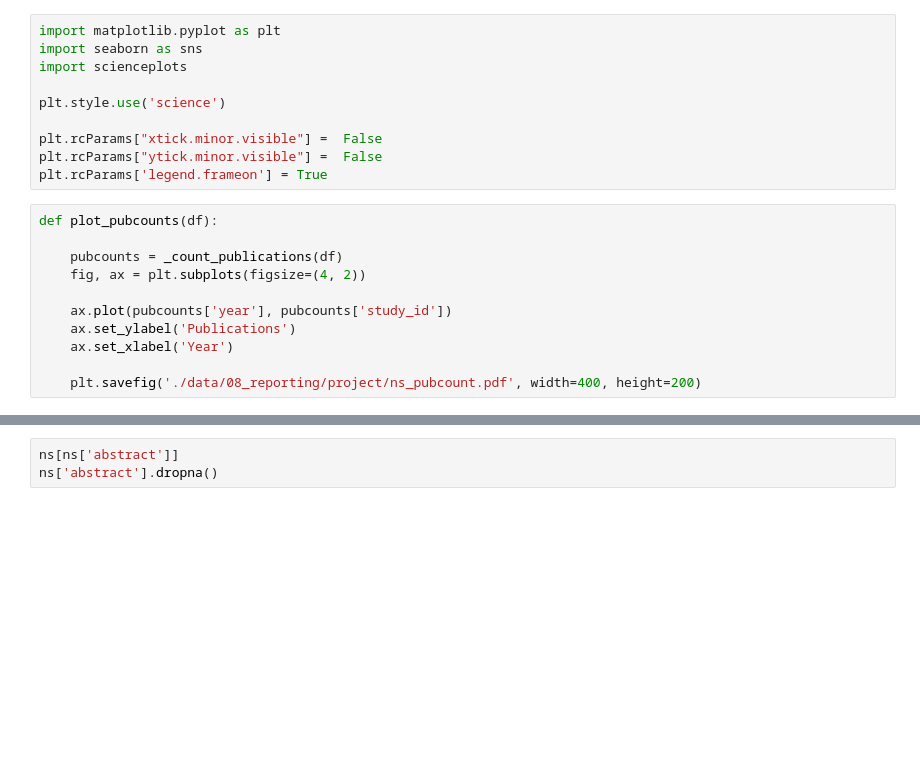
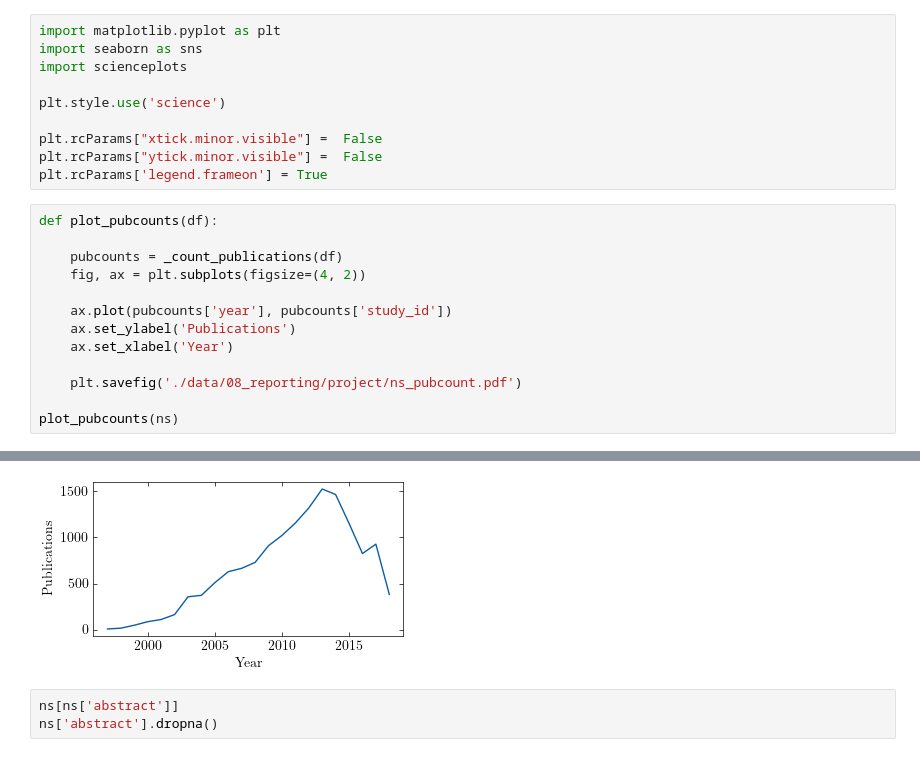
Before and after one commit to ajbarrows/spiteful-allegory, a Jupyter notebook: work/notebooks/20240401-ProposalPres.ipynb, the cells around one changed output, grey strips where cells are left out. Drawn from its saved outputs; the diff is of its cells as text; blank space fills up the shorter version.

```diff
--- a/work/notebooks/20240401-ProposalPres.ipynb
+++ b/work/notebooks/20240401-ProposalPres.ipynb
@@ -260,4 +260,7 @@ def plot_pubcounts(df):
     ax.set_ylabel('Publications')
     ax.set_xlabel('Year')
 
-    plt.savefig('./data/08_reporting/project/ns_pubcount.pdf', width=400, height=200)
+    plt.savefig('./data/08_reporting/project/ns_pubcount.pdf')
+
+plot_pubcounts(ns)
+# %% [output]
@@ -264,3 +268,4 @@ def plot_pubcounts(df):
+[figure, added]
 # %%
 ns[ns['abstract']]
 ns['abstract'].dropna()
```
Also changed, not shown: parts of 1 cell of this notebook, 7 other files.
